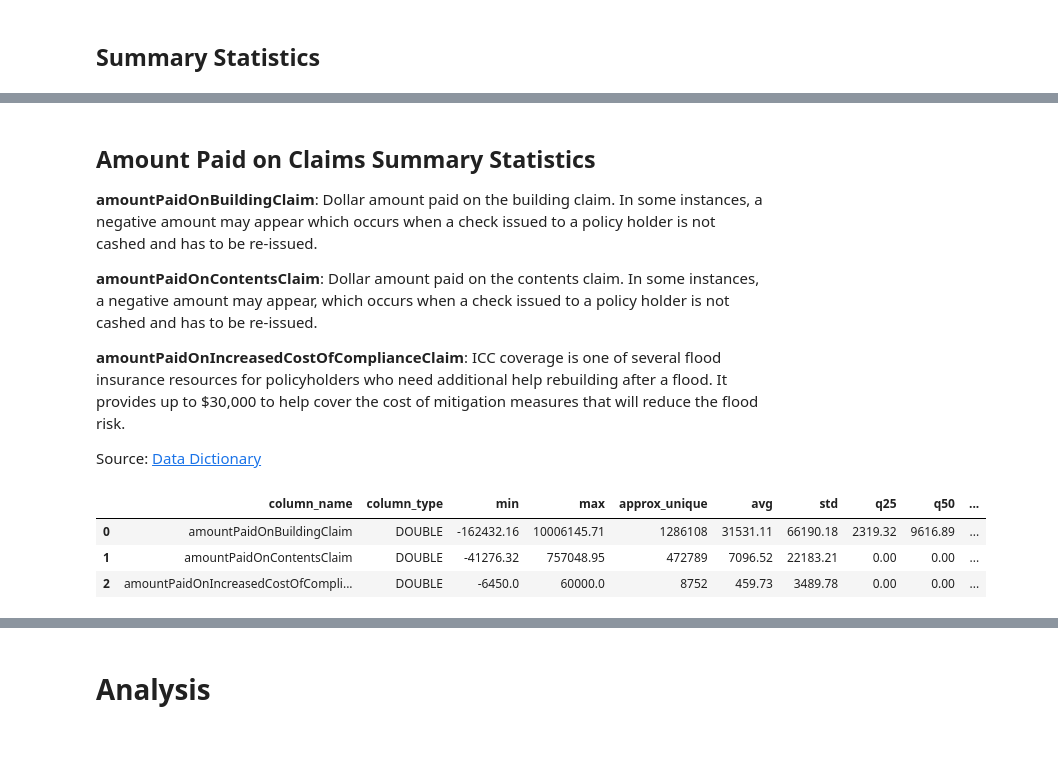
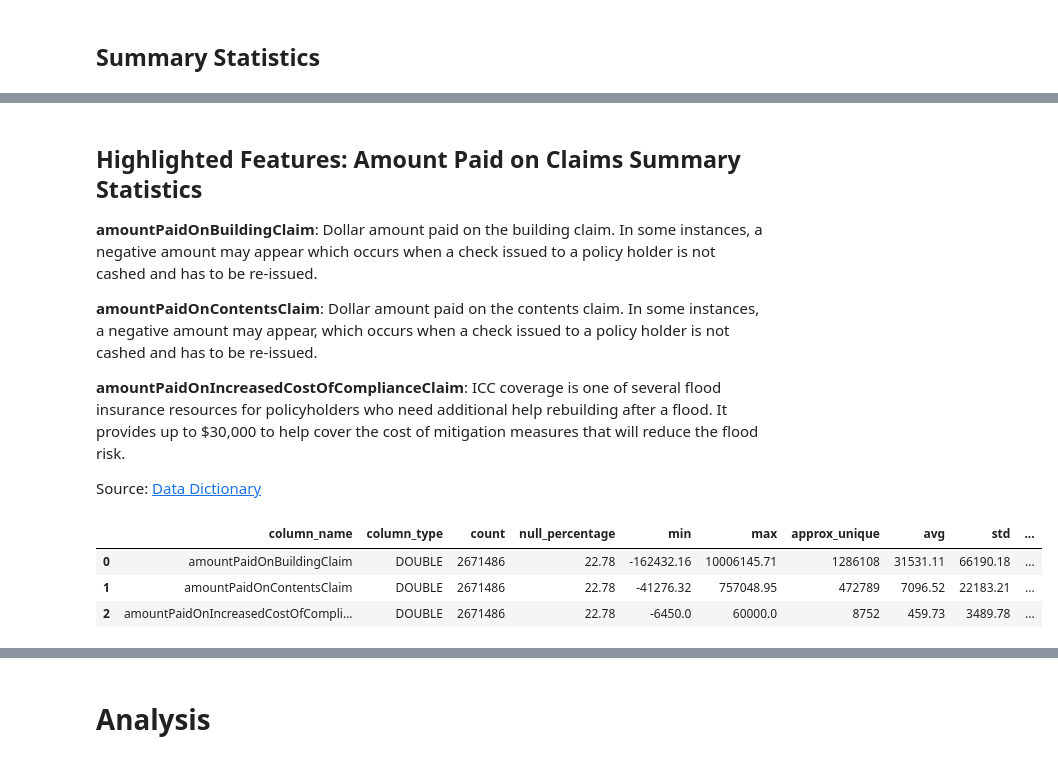
Before and after one commit to mebauer/duckdb-fema-nfip, a Jupyter notebook: analysis.ipynb, the cells around one changed output, grey strips where cells are left out. Cells and saved outputs as stored; diff of their text form; code cells hidden in the pictures.

```diff
--- a/analysis.ipynb
+++ b/analysis.ipynb
@@ -480,5 +492,5 @@ con.sql(sql).df().iloc[50:, :]
 # %% [markdown]
-## Amount Paid on Claims Summary Statistics
+## Highlighted Features: Amount Paid on Claims Summary Statistics
 
 **amountPaidOnBuildingClaim**: Dollar amount paid on the building claim. In some instances, a negative amount may appear which occurs when a check issued to a policy holder is not cashed and has to be re-issued.
 
@@ -490,26 +502,27 @@ Source: [Data Dictionary](https://www.fema.gov/openfema-data-page/fima-nfip-reda
 # %%
 # examine summary statistics on paid total claims
 con.sql("""
     SELECT
-        column_name, column_type, min, max, approx_unique,
+        column_name, column_type, count, null_percentage,
+        min, max, approx_unique,
         ROUND(avg::DOUBLE, 2) AS avg,
         ROUND(std::DOUBLE, 2) AS std,
         ROUND(q25::DOUBLE, 2) AS q25,
         ROUND(q50::DOUBLE, 2) AS q50,
-        ROUND(q75::DOUBLE, 2) AS q75,
-        count, null_percentage
-    FROM (SUMMARIZE claims)
+        ROUND(q75::DOUBLE, 2) AS q75
+    FROM
+        (SUMMARIZE claims)
     WHERE column_name IN (
         'amountPaidOnBuildingClaim',
         'amountPaidOnContentsClaim',
         'amountPaidOnIncreasedCostOfComplianceClaim'
     )
 """).df()
 # %% [output]
-|  | column_name | column_type | min | max | approx_unique | avg | std | q25 | q50 | ... |
-| 0 | amountPaidOnBuildingClaim | DOUBLE | -162432.16 | 10006145.71 | 1286108 | 31531.11 | 66190.18 | 2319.32 | 9616.89 | ... |
-| 1 | amountPaidOnContentsClaim | DOUBLE | -41276.32 | 757048.95 | 472789 | 7096.52 | 22183.21 | 0.00 | 0.00 | ... |
-| 2 | amountPaidOnIncreasedCostOfCompli... | DOUBLE | -6450.0 | 60000.0 | 8752 | 459.73 | 3489.78 | 0.00 | 0.00 | ... |
+|  | column_name | column_type | count | null_percentage | min | max | approx_unique | avg | std | ... |
+| 0 | amountPaidOnBuildingClaim | DOUBLE | 2671486 | 22.78 | -162432.16 | 10006145.71 | 1286108 | 31531.11 | 66190.18 | ... |
+| 1 | amountPaidOnContentsClaim | DOUBLE | 2671486 | 22.78 | -41276.32 | 757048.95 | 472789 | 7096.52 | 22183.21 | ... |
+| 2 | amountPaidOnIncreasedCostOfCompli... | DOUBLE | 2671486 | 22.78 | -6450.0 | 60000.0 | 8752 | 459.73 | 3489.78 | ... |
 # %%
 # top 5 paid total claim records
 con.sql("""
```
Also changed, not shown: parts of 81 cells of this notebook, 1 other file.
